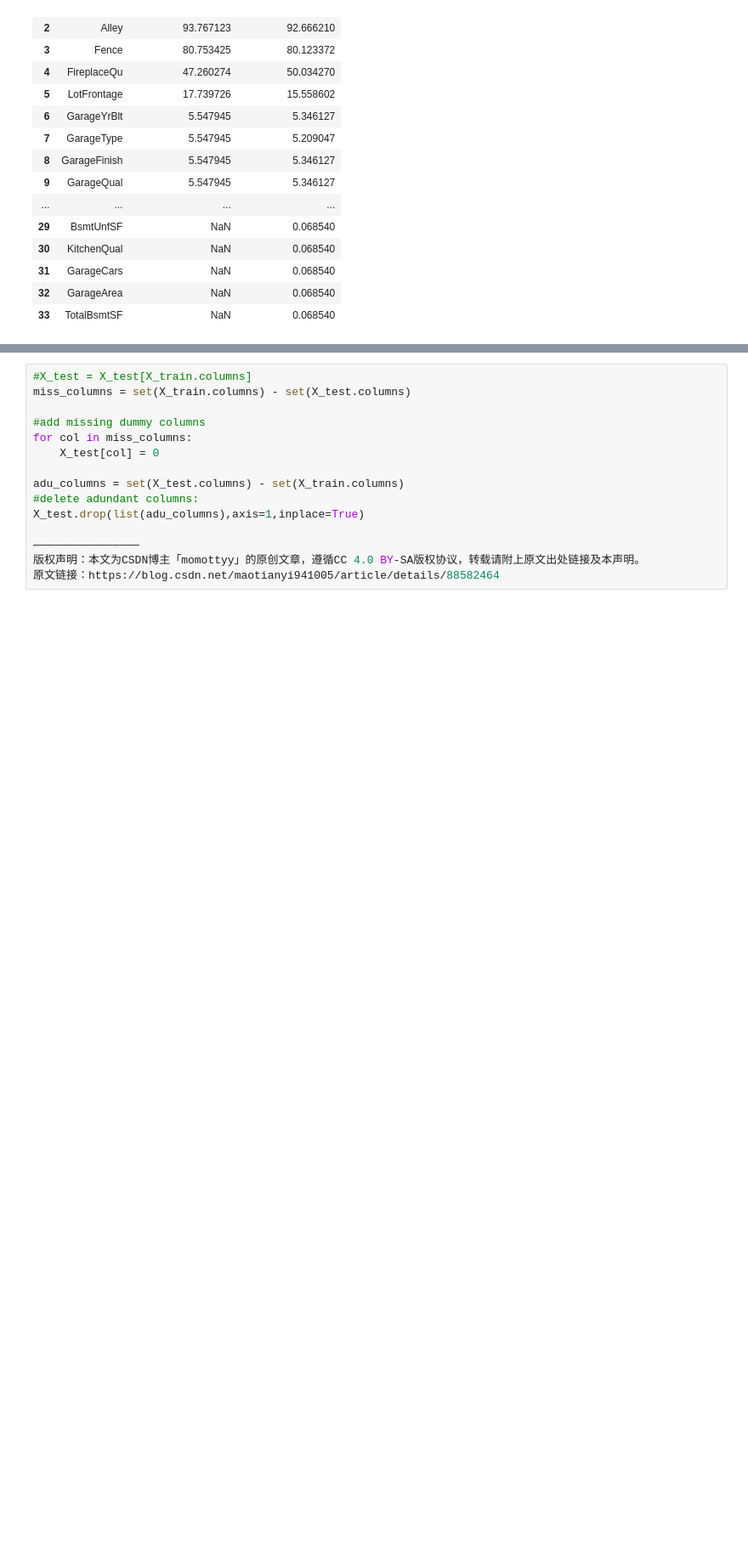
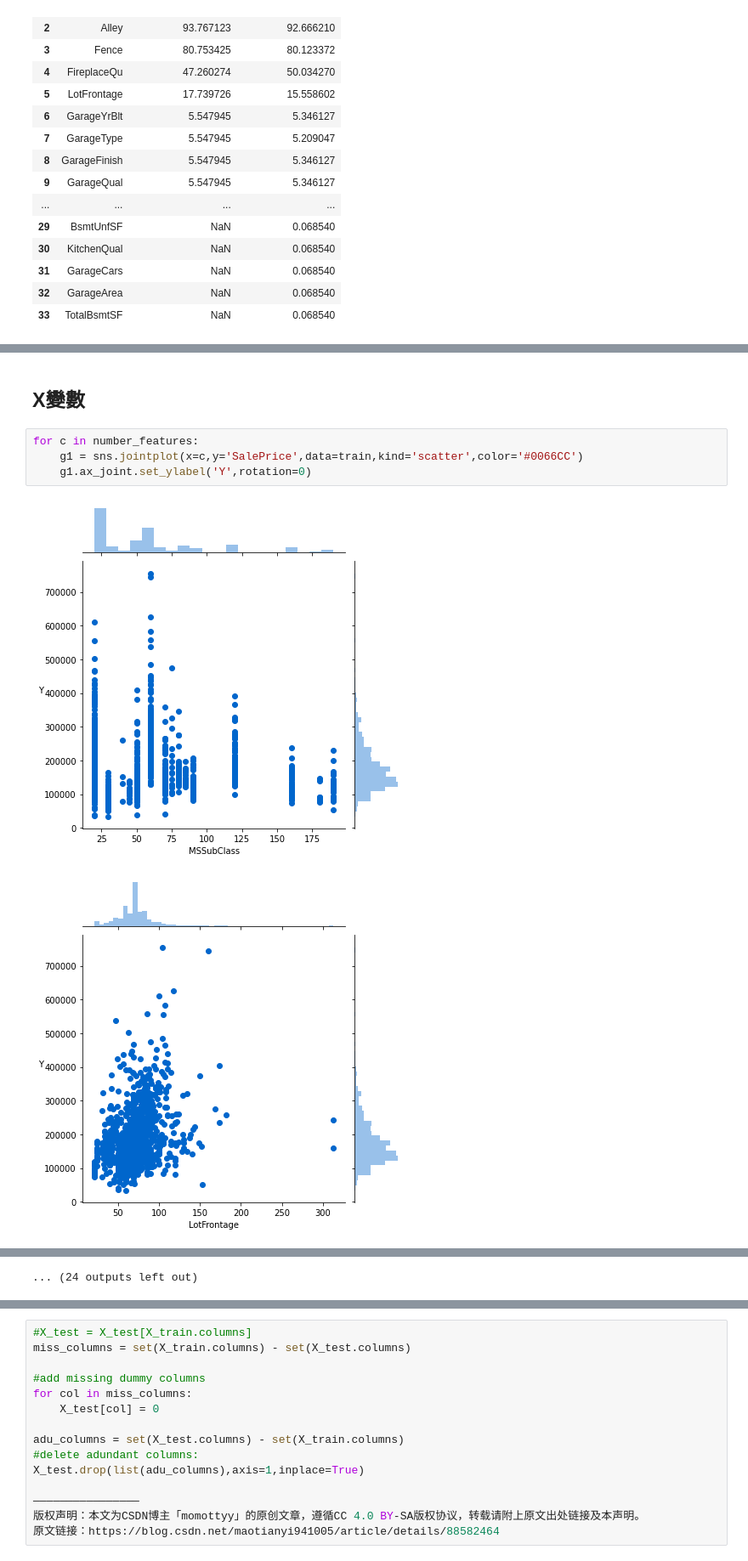
Before and after one commit to GallonShih/Projects, a Jupyter notebook: SideProject/03_Kaggle_House_Prices/HousePrices.ipynb, the cells around one changed output, grey strips where cells are left out. Shown at 85% size. Cells and saved outputs as stored; diff of their text form; blank space fills up the shorter version.

```diff
--- a/SideProject/03_Kaggle_House_Prices/HousePrices.ipynb
+++ b/SideProject/03_Kaggle_House_Prices/HousePrices.ipynb
@@ -174,0 +178,9 @@ Length: 81, dtype: int64
+# %% [markdown]
+## X變數
+# %%
+for c in number_features:
+    g1 = sns.jointplot(x=c,y='SalePrice',data=train,kind='scatter',color='#0066CC')
+    g1.ax_joint.set_ylabel('Y',rotation=0)
+# %% [output]
+[figure, added]
+[figure, added]
@@ -174,0 +197 @@ Length: 81, dtype: int64
+... (24 outputs left out)
```
Also changed, not shown: parts of 12 cells of this notebook.
